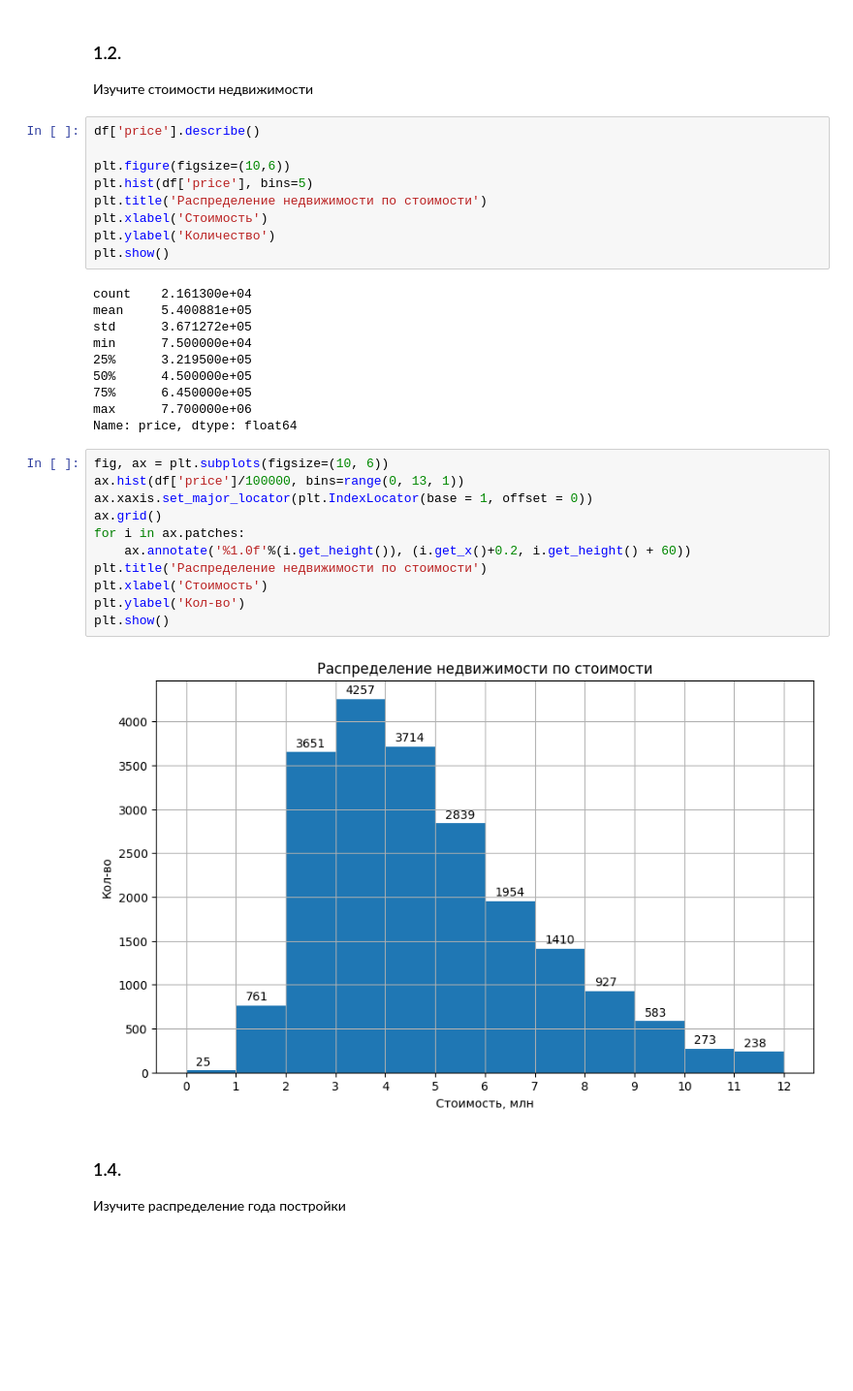
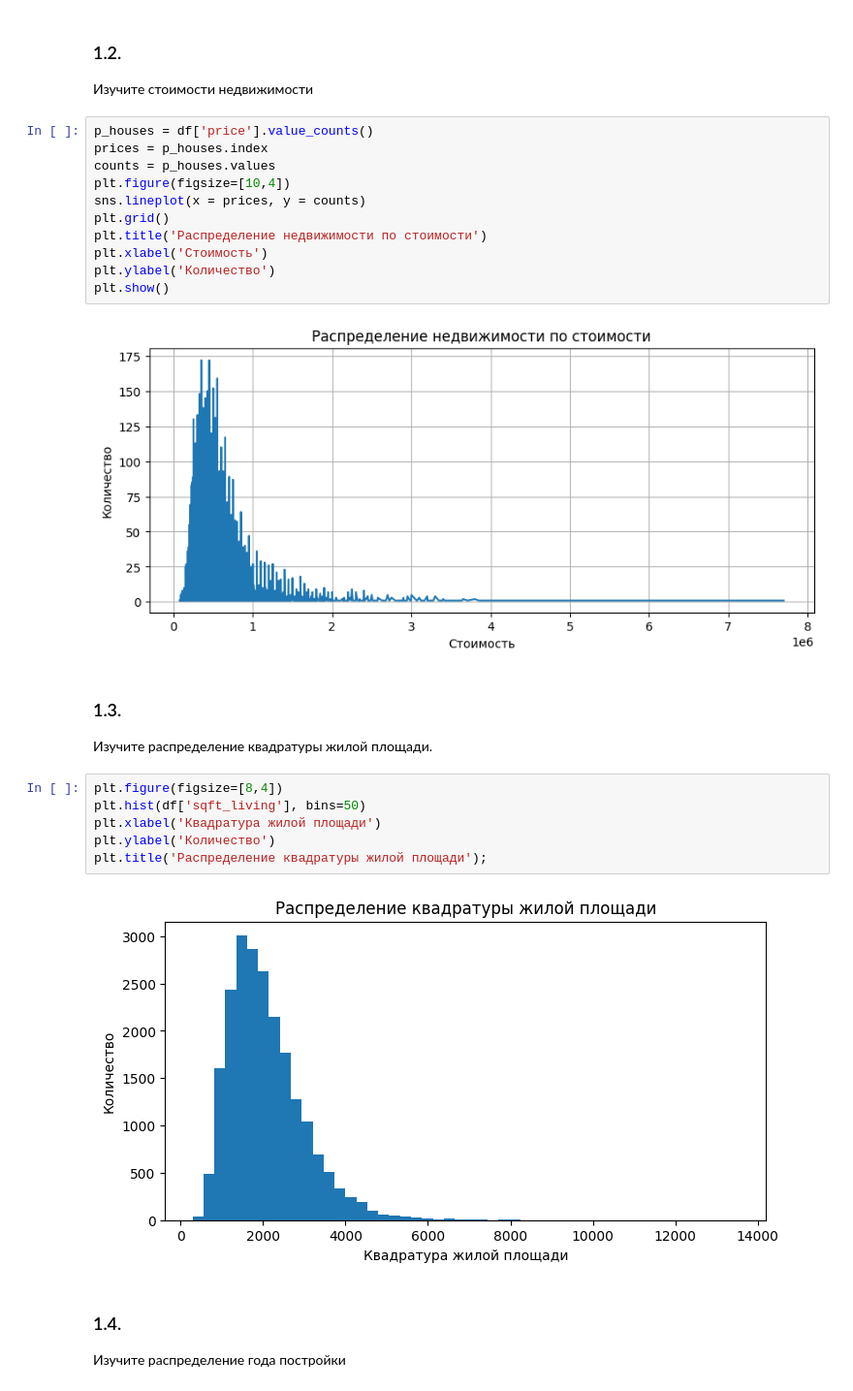
Before and after one commit to spite-vs/GB_Python_Anal, a Jupyter notebook: lsn_4.ipynb, the cells around one changed output. Shown at 97% size. Drawn from its saved outputs; the diff is of its cells as text; blank space fills up the shorter version.

```diff
--- a/lsn_4.ipynb
+++ b/lsn_4.ipynb
@@ -32,37 +32,29 @@ df.head()
 ### 1.2.
 Изучите стоимости недвижимости
 # %%
-df['price'].describe()
-
-plt.figure(figsize=(10,6))
-plt.hist(df['price'], bins=5)
+p_houses = df['price'].value_counts()
+prices = p_houses.index
+counts = p_houses.values
+plt.figure(figsize=[10,4])
+sns.lineplot(x = prices, y = counts)
+plt.grid()
 plt.title('Распределение недвижимости по стоимости')
 plt.xlabel('Стоимость')
 plt.ylabel('Количество')
 plt.show()
 # %% [output]
-count    2.161300e+04
-mean     5.400881e+05
-std      3.671272e+05
-min      7.500000e+04
-25%      3.219500e+05
-50%      4.500000e+05
-75%      6.450000e+05
-max      7.700000e+06
-Name: price, dtype: float64
+[figure, added]
+# %% [markdown]
+### 1.3.
+Изучите распределение квадратуры жилой площади.
 # %%
-fig, ax = plt.subplots(figsize=(10, 6))
-ax.hist(df['price']/100000, bins=range(0, 13, 1))
-ax.xaxis.set_major_locator(plt.IndexLocator(base = 1, offset = 0))
-ax.grid()
-for i in ax.patches:
-    ax.annotate('%1.0f'%(i.get_height()), (i.get_x()+0.2, i.get_height() + 60))
-plt.title('Распределение недвижимости по стоимости')
-plt.xlabel('Стоимость')
-plt.ylabel('Кол-во')
-plt.show()
+plt.figure(figsize=[8,4])
+plt.hist(df['sqft_living'], bins=50)
+plt.xlabel('Квадратура жилой площади')
+plt.ylabel('Количество')
+plt.title('Распределение квадратуры жилой площади');
 # %% [output]
-[figure, old version]
+[figure, new version]
 # %% [markdown]
 ### 1.4.
 Изучите распределение года постройки
```
Also changed, not shown: parts of 1 cell of this notebook.
